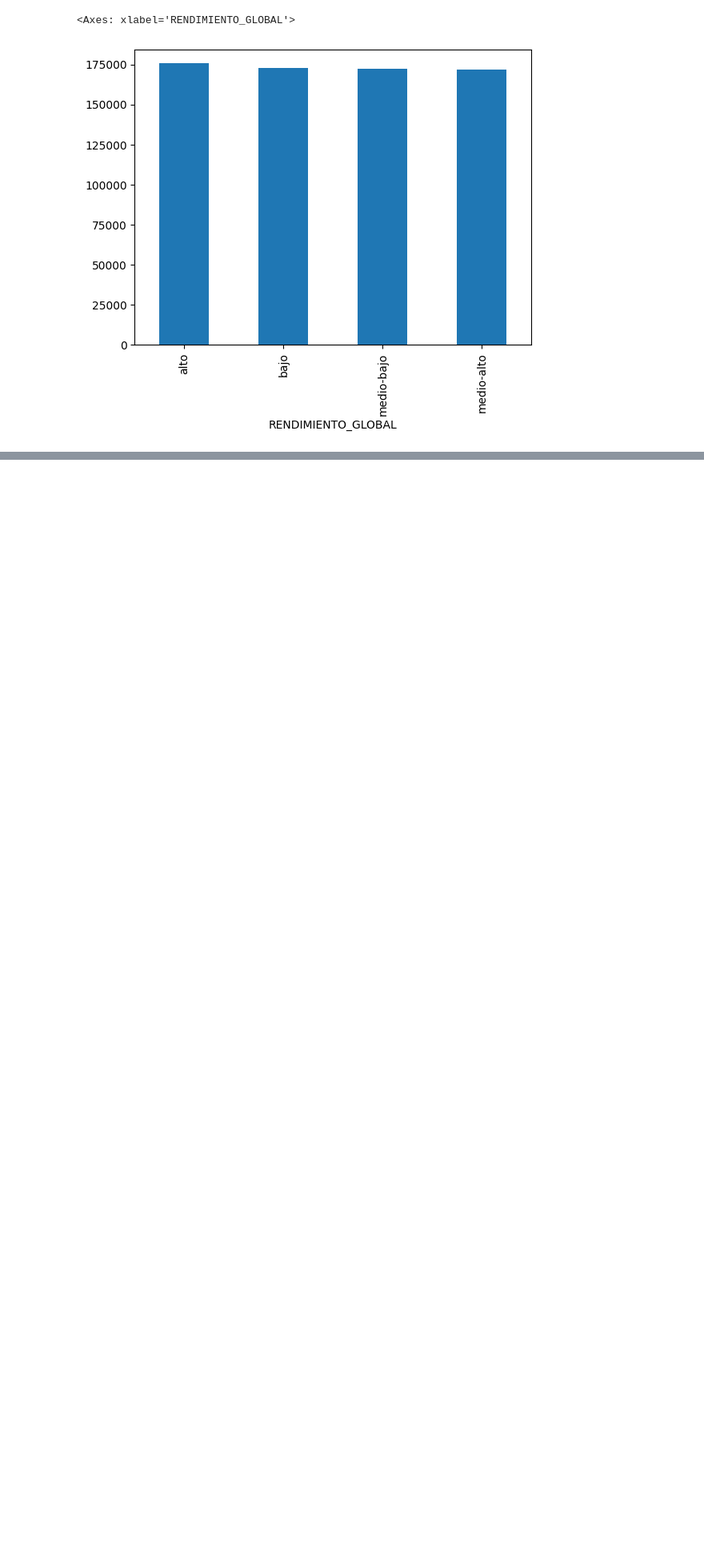
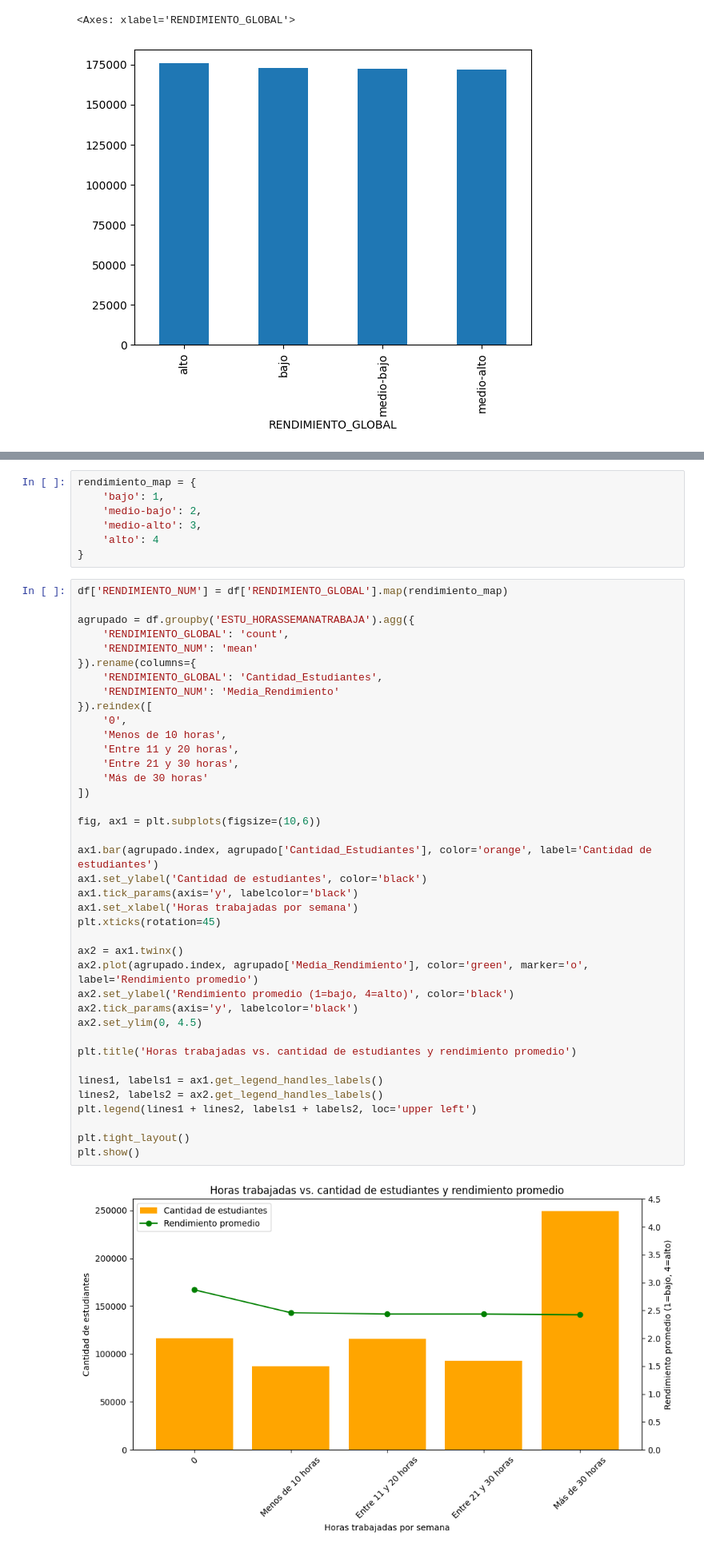
Before and after one commit to Cristian-Carvajal/PruebasSaberPro20251, a Jupyter notebook: 01_exploración.ipynb, the cells around one changed output, grey strips where cells are left out. Shown: that part at 80% size. Drawn from its saved outputs; the diff is of its cells as text; blank space fills up the shorter version.

```diff
--- a/01_exploración.ipynb
+++ b/01_exploración.ipynb
@@ -136,0 +177,48 @@ df.RENDIMIENTO_GLOBAL.value_counts().plot(kind='bar')
+# %%
+rendimiento_map = {
+    'bajo': 1,
+    'medio-bajo': 2,
+    'medio-alto': 3,
+    'alto': 4
+}
+# %%
+df['RENDIMIENTO_NUM'] = df['RENDIMIENTO_GLOBAL'].map(rendimiento_map)
+
+agrupado = df.groupby('ESTU_HORASSEMANATRABAJA').agg({
+    'RENDIMIENTO_GLOBAL': 'count',
+    'RENDIMIENTO_NUM': 'mean'
+}).rename(columns={
+    'RENDIMIENTO_GLOBAL': 'Cantidad_Estudiantes',
+    'RENDIMIENTO_NUM': 'Media_Rendimiento'
+}).reindex([
+    '0',
+    'Menos de 10 horas',
+    'Entre 11 y 20 horas',
+    'Entre 21 y 30 horas',
+    'Más de 30 horas'
+])
+
+fig, ax1 = plt.subplots(figsize=(10,6))
+
+ax1.bar(agrupado.index, agrupado['Cantidad_Estudiantes'], color='orange', label='Cantidad de estudiantes')
+ax1.set_ylabel('Cantidad de estudiantes', color='black')
+ax1.tick_params(axis='y', labelcolor='black')
+ax1.set_xlabel('Horas trabajadas por semana')
+plt.xticks(rotation=45)
+
+ax2 = ax1.twinx()
+ax2.plot(agrupado.index, agrupado['Media_Rendimiento'], color='green', marker='o', label='Rendimiento promedio')
+ax2.set_ylabel('Rendimiento promedio (1=bajo, 4=alto)', color='black')
+ax2.tick_params(axis='y', labelcolor='black')
+ax2.set_ylim(0, 4.5)
+
+plt.title('Horas trabajadas vs. cantidad de estudiantes y rendimiento promedio')
+
+lines1, labels1 = ax1.get_legend_handles_labels()
+lines2, labels2 = ax2.get_legend_handles_labels()
+plt.legend(lines1 + lines2, labels1 + labels2, loc='upper left')
+
+plt.tight_layout()
+plt.show()
+# %% [output]
+[figure, added]
```
Also changed, not shown: parts of 8 cells of this notebook.
